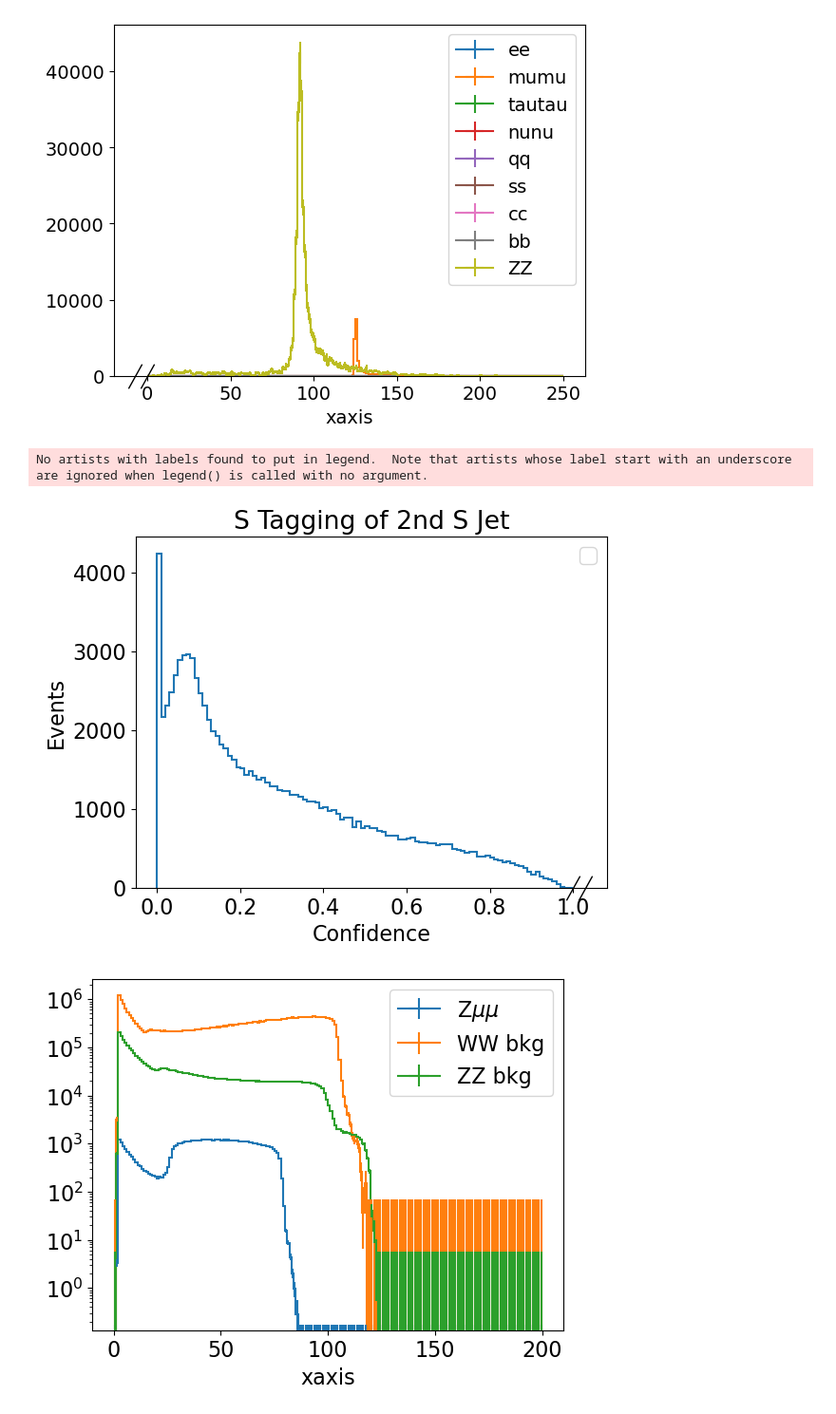
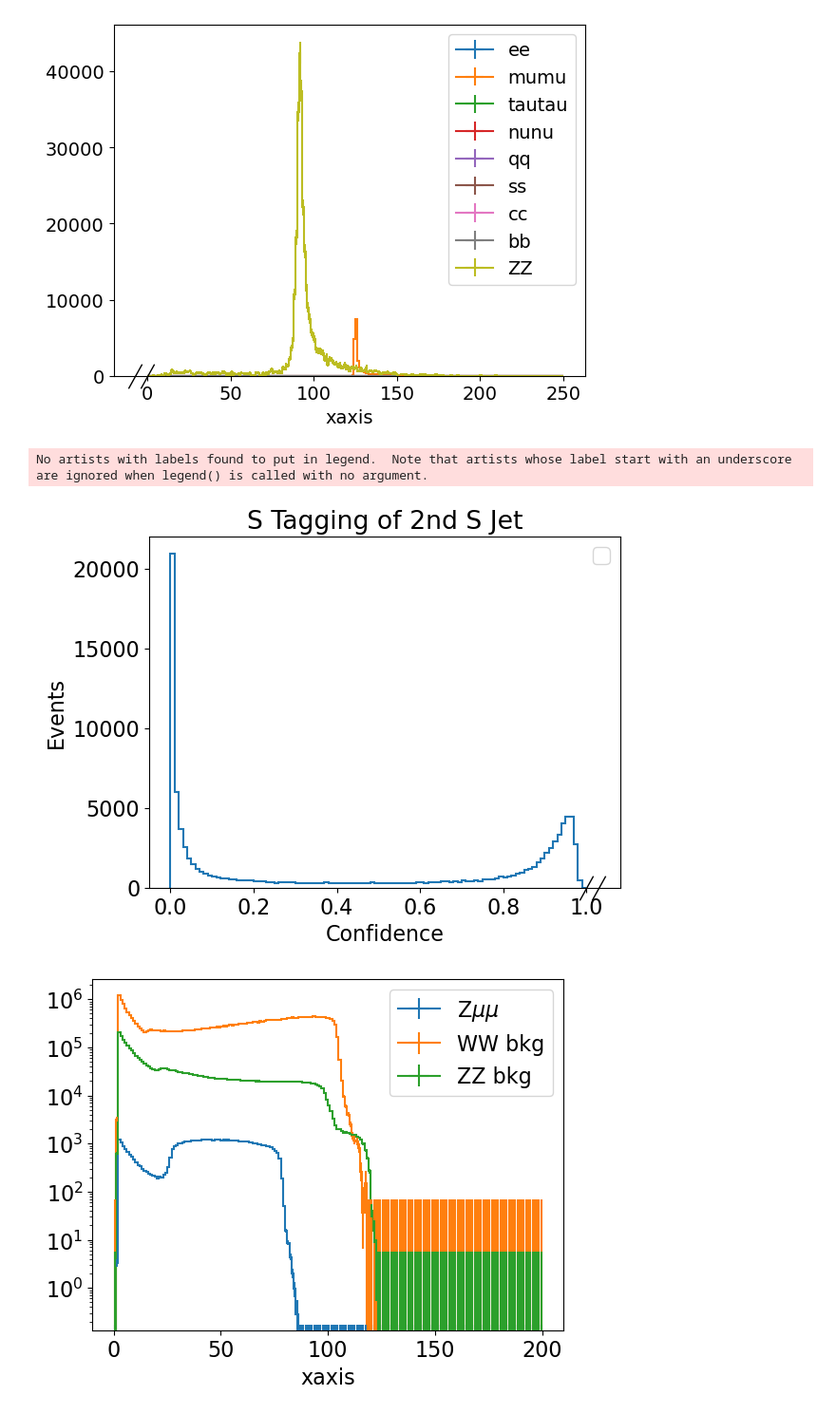
Before and after one commit to ilsanford/FCCAnalyzer, a Jupyter notebook: analyses/h_bb/h_bb.ipynb, the cells around one changed output. Shown: that part at 95% size. Cells and saved outputs as stored; diff of their text form; code cells hidden in the pictures.

```diff
--- a/analyses/h_bb/h_bb.ipynb
+++ b/analyses/h_bb/h_bb.ipynb
@@ -166,26 +173,26 @@ plt.show()
 # %% [output]
 [figure]
 # %%
-p = 'ss'
-g = f'sjet2_prob'
+p = 'bb'
+g = f'bprob_all'
 
 mumu =  f_mumu[f'wzp6_ee_{p}H_Hbb_ecm240/{g}'].to_hist()
 #WW   = f_mumu[f'p8_ee_WW_ecm240/{g}'].to_hist()
 #ZZ   = f_mumu[f'p8_ee_ZZ_ecm240/{g}'].to_hist()
 #rest = reduce(lambda a, b : a + b, [f_mumu[x + f'/{g}'].to_hist() for x in filter(lambda x : x != f'wzp6_ee_{p}H_Hbb_ecm240', bb_sig)])
 plt.rcParams.update({'font.size': 16})
 #hep.histplot([mumu, WW, ZZ, rest], label=[f'Z{p}', 'WW bkg', 'ZZ bkg', 'Other'], yerr=False)#, stack=True)
 hep.histplot(mumu, yerr=False)
 plt.legend()
 plt.title("S Tagging of 2nd S Jet")
 plt.ylabel("Events")
 plt.xlabel("Confidence")
 #plt.yscale('log')
-#plt.xlim(0.4, 1)
+#plt.xlim(80, 180)
 plt.show()
 # %% [output]
 No artists with labels found to put in legend.  Note that artists whose label start with an underscore are ignored when legend() is called with no argument.
-[figure, old version]
+[figure, new version]
 # %%
 mumu =  f_mumu['wzp6_ee_mumuH_Hbb_ecm240/muons_all_p_cut0'].to_hist()
 WW   = f_mumu['p8_ee_WW_ecm240/muons_all_p_cut0'].to_hist()
```
Also changed, not shown: parts of 4 cells of this notebook, 2 other files.
